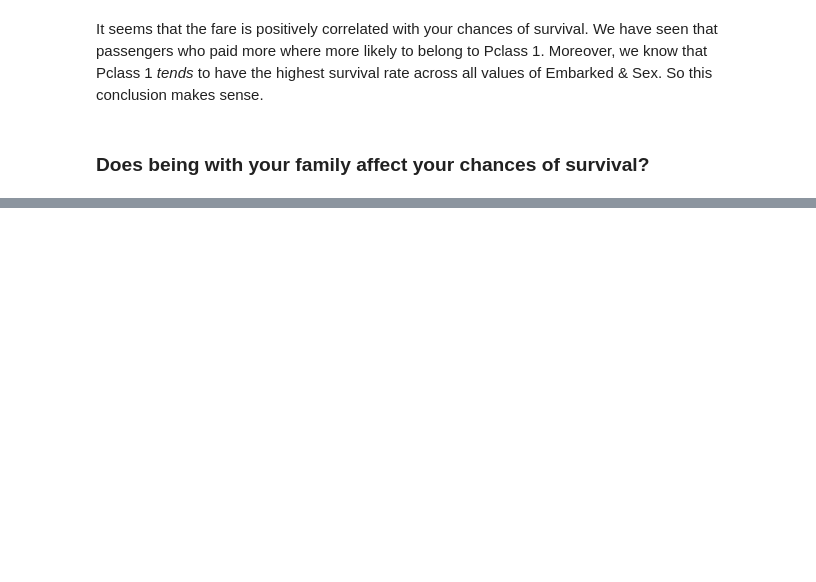
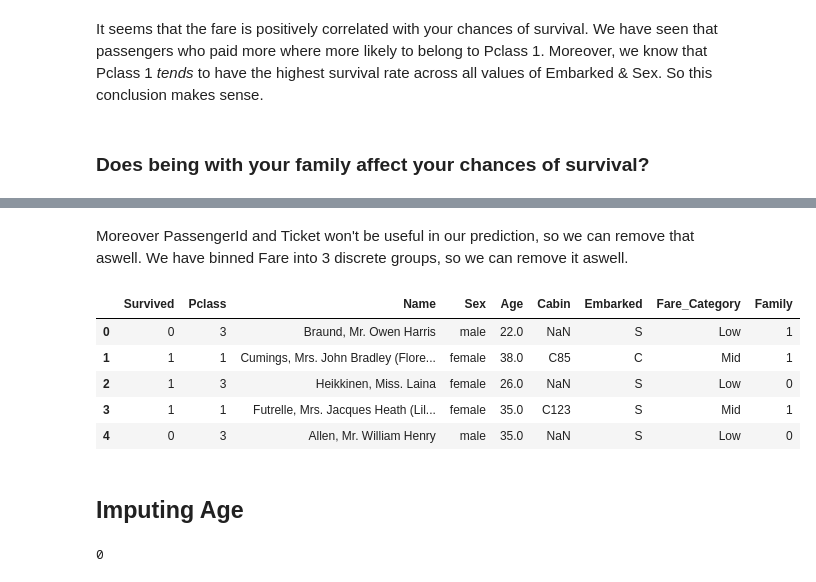
Before and after one commit to GabrielFreeze/gapt, a Jupyter notebook: Notebook.ipynb, the cells around one changed output, grey strips where cells are left out. Drawn from its saved outputs; the diff is of its cells as text; code cells hidden in the pictures; blank space fills up the shorter version.

```diff
--- a/Notebook.ipynb
+++ b/Notebook.ipynb
@@ -256,0 +267,14 @@ From the above graphs we can infer that having 3 family members gives the highes
+# %% [markdown]
+Moreover PassengerId and Ticket won't be useful in our prediction, so we can remove that aswell. We have binned Fare into 3 discrete groups, so we can remove it aswell.
+# %%
+df = df.drop(columns=['PassengerId', 'Ticket', 'Fare'])
+df.head()
+# %% [output]
+|  | Survived | Pclass | Name | Sex | Age | Cabin | Embarked | Fare_Category | Family |
+| 0 | 0 | 3 | Braund, Mr. Owen Harris | male | 22.0 | NaN | S | Low | 1 |
+| 1 | 1 | 1 | Cumings, Mrs. John Bradley (Flore... | female | 38.0 | C85 | C | Mid | 1 |
+| 2 | 1 | 3 | Heikkinen, Miss. Laina | female | 26.0 | NaN | S | Low | 0 |
+| 3 | 1 | 1 | Futrelle, Mrs. Jacques Heath (Lil... | female | 35.0 | C123 | S | Mid | 1 |
+| 4 | 0 | 3 | Allen, Mr. William Henry | male | 35.0 | NaN | S | Low | 0 |
+# %% [markdown]
+## Imputing Age
@@ -256,0 +285,4 @@ From the above graphs we can infer that having 3 family members gives the highes
+# %%
+df.Age.isna().sum()
+# %% [output]
+0
```
Also changed, not shown: parts of 12 cells of this notebook, 1 other file.
